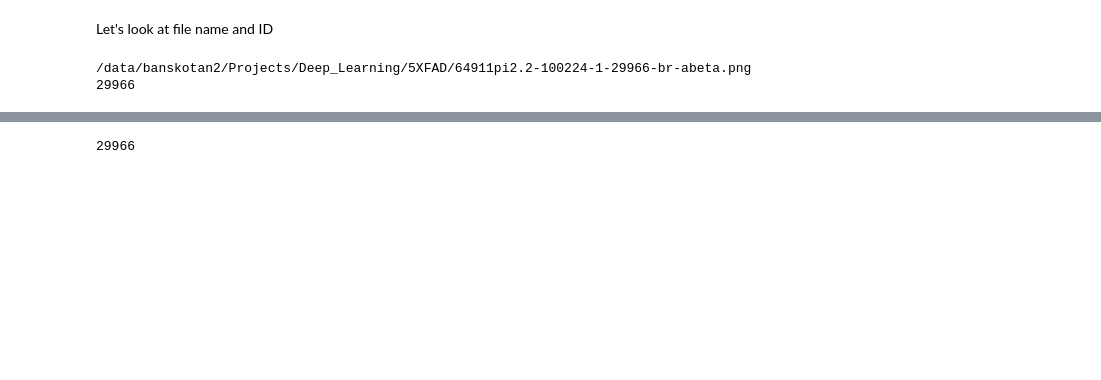
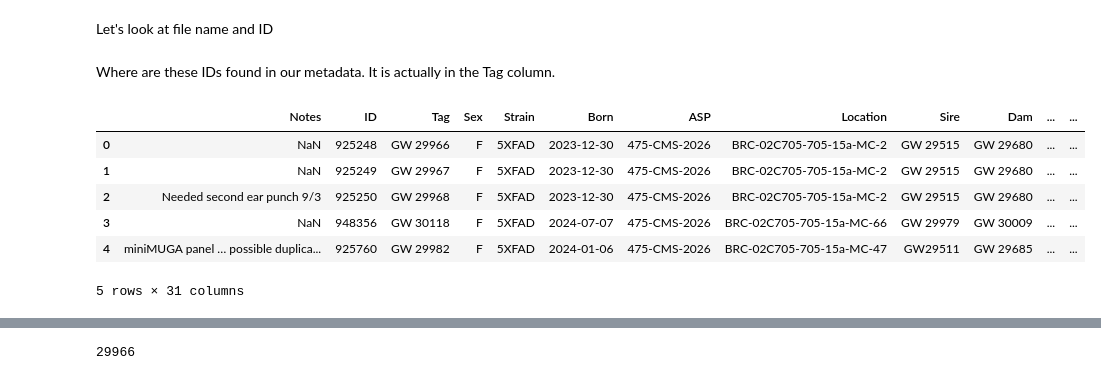
Before and after one commit to banskotan2/Deep_Learning, a Jupyter notebook: deep_learning_day_1.ipynb, the cells around one changed output, grey strips where cells are left out. Drawn from its saved outputs; the diff is of its cells as text; code cells hidden in the pictures; blank space fills up the shorter version.

```diff
--- a/deep_learning_day_1.ipynb
+++ b/deep_learning_day_1.ipynb
@@ -913,9 +1189,15 @@ png_df=pd.DataFrame({"Tag":file_ids,"filename":png_files})
 # %% [markdown]
 Let's look at file name and ID
-# %%
-print(png_df.iloc[0,1])
-print(png_df.iloc[0,0])
-# %% [output]
-/data/banskotan2/Projects/Deep_Learning/5XFAD/64911pi2.2-100224-1-29966-br-abeta.png
-29966
+# %% [markdown]
+Where are these IDs found in our metadata.  It is actually in the Tag column.
+# %%
+df.head()
+# %% [output]
+|  | Notes | ID | Tag | Sex | Strain | Born | ASP | Location | Sire | Dam | ... | ... |
+| 0 | NaN | 925248 | GW 29966 | F | 5XFAD | 2023-12-30 | 475-CMS-2026 | BRC-02C705-705-15a-MC-2 | GW 29515 | GW 29680 | ... | ... |
+| 1 | NaN | 925249 | GW 29967 | F | 5XFAD | 2023-12-30 | 475-CMS-2026 | BRC-02C705-705-15a-MC-2 | GW 29515 | GW 29680 | ... | ... |
+| 2 | Needed second ear punch 9/3 | 925250 | GW 29968 | F | 5XFAD | 2023-12-30 | 475-CMS-2026 | BRC-02C705-705-15a-MC-2 | GW 29515 | GW 29680 | ... | ... |
+| 3 | NaN | 948356 | GW 30118 | F | 5XFAD | 2024-07-07 | 475-CMS-2026 | BRC-02C705-705-15a-MC-66 | GW 29979 | GW 30009 | ... | ... |
+| 4 | miniMUGA panel … possible duplica... | 925760 | GW 29982 | F | 5XFAD | 2024-01-06 | 475-CMS-2026 | BRC-02C705-705-15a-MC-47 | GW29511 | GW 29685 | ... | ... |
+5 rows × 31 columns
 # %% [markdown]
```
Also changed, not shown: parts of 61 cells of this notebook.
